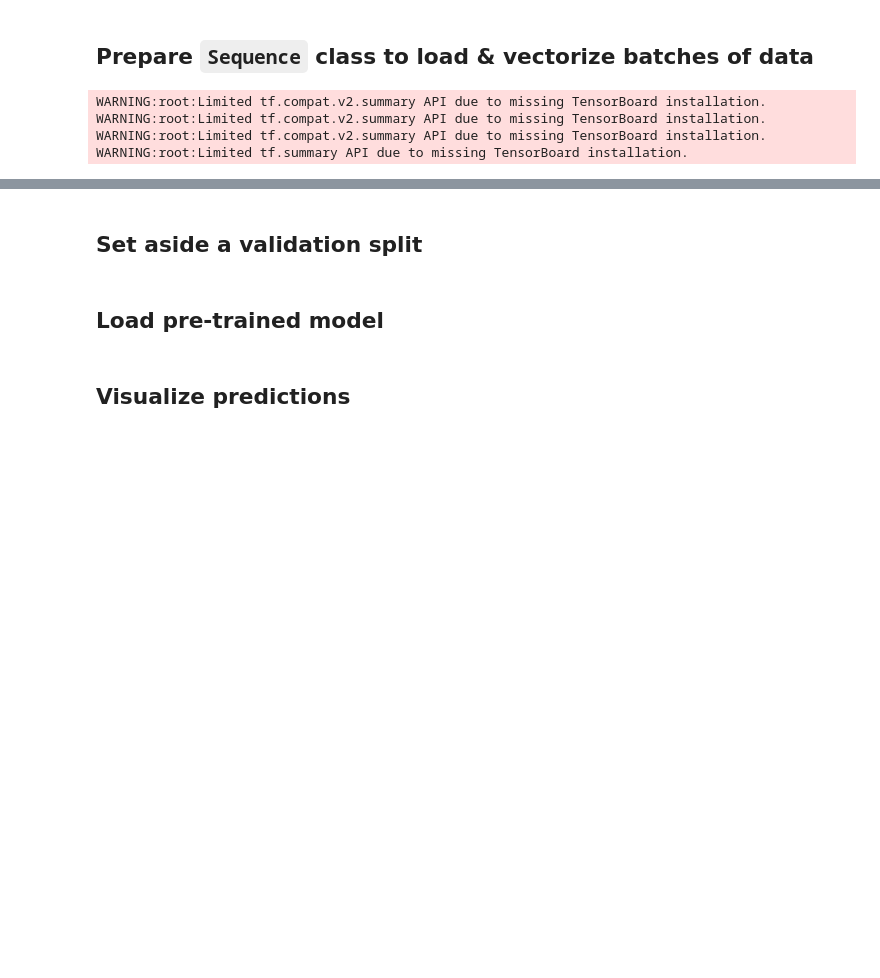
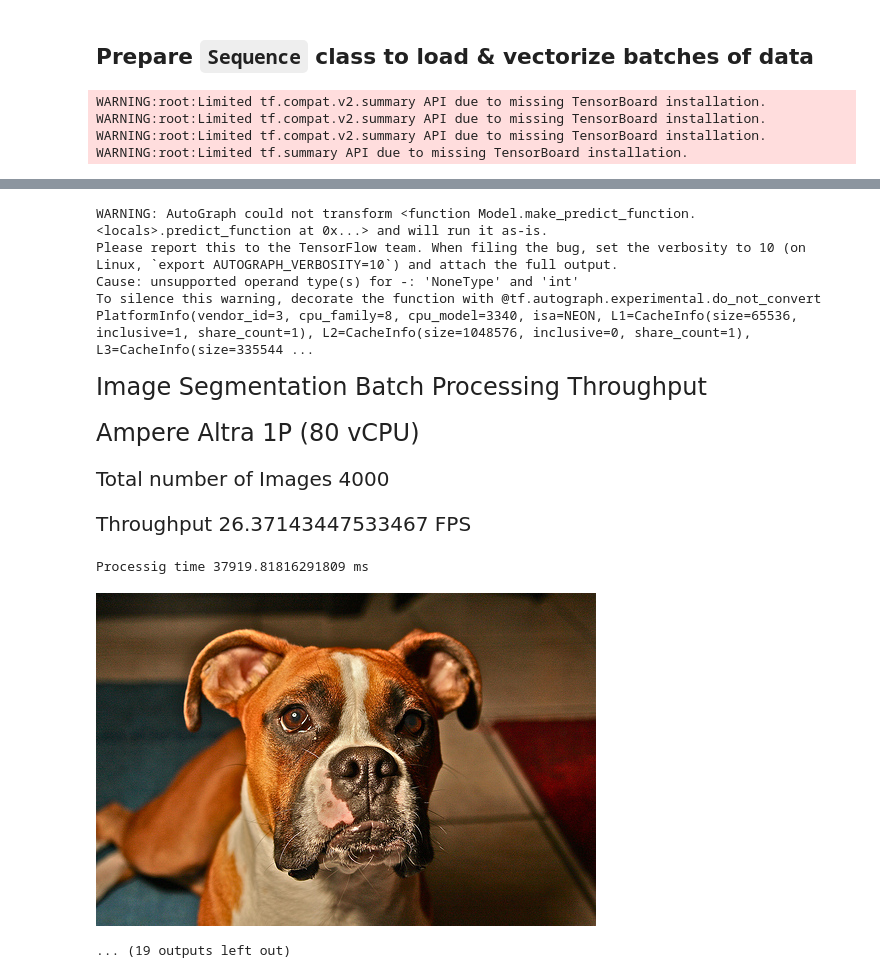
Before and after one commit to AmpereComputingAI/mldemos, a Jupyter notebook: image_segmentation/oxford_pets_image_segmentation_altra.ipynb, the cells around one changed output, grey strips where cells are left out. Cells and saved outputs as stored; diff of their text form; code cells hidden in the pictures; blank space fills up the shorter version.

```diff
--- a/image_segmentation/oxford_pets_image_segmentation_altra.ipynb
+++ b/image_segmentation/oxford_pets_image_segmentation_altra.ipynb
@@ -64,7 +57,7 @@ images/Abyssinian_107.jpg | annotations/trimaps/Abyssinian_107.png
 # %% [markdown]
 ## Prepare `Sequence` class to load & vectorize batches of data
 # %%
-from IPython.display import Image, display
+from IPython.display import Image, display, Markdown
 from tensorflow.keras.preprocessing.image import load_img
 import PIL
 from PIL import ImageOps
@@ -73,6 +66,9 @@ from tensorflow import keras
 import numpy as np
 from tensorflow.keras.preprocessing.image import load_img
 import tensorflow as tf
+
+def printmd(string):
+    display(Markdown(string))
 
 config = tf.compat.v1.ConfigProto(intra_op_parallelism_threads=32,  inter_op_parallelism_threads=1)
 session = tf.compat.v1.Session(config=config)
@@ -106,6 +102,57 @@ class OxfordPets(keras.utils.Sequence):
             # Ground truth labels are 1, 2, 3. Subtract one to make them 0, 1, 2:
             y[j] -= 1
         return x, y
+
+
+import random
+
+# Split our img paths into a training and a validation set
+val_samples = 4000
+#random.Random(1337).shuffle(input_img_paths)
+#random.Random(1337).shuffle(target_img_paths)
+val_input_img_paths = input_img_paths[-val_samples:]
+val_target_img_paths = target_img_paths[-val_samples:]
+
+# Instantiate data Sequences for each split
+val_gen = OxfordPets(batch_size, img_size, val_input_img_paths, val_target_img_paths)
+
+## Load pre-trained model
+
+model = keras.models.load_model('oxford_segmentation.h5')
+
+## Visualize predictions
+
+# Generate predictions for all images in the validation set
+import time
+
+val_gen = OxfordPets(batch_size, img_size, val_input_img_paths, val_target_img_paths)
+tf_model = tf.function(model)
+
+t1 = time.time()
+val_preds = model.predict(val_gen)
+t2 = time.time()
+
+printmd("<span style='font-size:18.0pt'> Image Segmentation Batch Processing Throughput </span>")
+printmd("<span style='font-size:18.0pt'> Ampere Altra 1P (80 vCPU) </span>")
+
+printmd("<span style='font-size:15.0pt'> Total number of Images {} </span>".format(len(val_input_img_paths)))
+printmd("<span style='font-size:15.0pt'> Throughput {} FPS </span>".format(1000 / (t2 - t1)))
+print("Processig time {} ms".format((t2 - t1) * 1000))
+
+
+def get_mask_image(i):
+    """Quick utility to display a model's prediction."""
+    mask = np.argmax(val_preds[i], axis=-1)
+    mask = np.expand_dims(mask, axis=-1)
+    img = PIL.ImageOps.autocontrast(keras.preprocessing.image.array_to_img(mask))
+    return img
+
+# Display the first 10 input images
+for i in range(0, 10):
+  orig_img = Image(filename=val_input_img_paths[i])
+  mask_img = get_mask_image(i)
+  display(orig_img)
+  display(mask_img)
 # %% [output]
 WARNING:root:Limited tf.compat.v2.summary API due to missing TensorBoard installation.
 WARNING:root:Limited tf.compat.v2.summary API due to missing TensorBoard installation.
@@ -116,2 +182,12 @@ WARNING:tensorflow:From /tmp/ipykernel_312645/2157098565.py:13: The name tf.kera
+WARNING: AutoGraph could not transform <function Model.make_predict_function.<locals>.predict_function at 0x...> and will run it as-is.
+Please report this to the TensorFlow team. When filing the bug, set the verbosity to 10 (on Linux, `export AUTOGRAPH_VERBOSITY=10`) and attach the full output.
+Cause: unsupported operand type(s) for -: 'NoneType' and 'int'
+To silence this warning, decorate the function with @tf.autograph.experimental.do_not_convert
+PlatformInfo(vendor_id=3, cpu_family=8, cpu_model=3340, isa=NEON, L1=CacheInfo(size=65536, inclusive=1, share_count=1), L2=CacheInfo(size=1048576, inclusive=0, share_count=1), L3=CacheInfo(size=335544 ...
+<span style='font-size:18.0pt'> Image Segmentation Batch Processing Throughput </span>
+<span style='font-size:18.0pt'> Ampere Altra 1P (80 vCPU) </span>
+<span style='font-size:15.0pt'> Total number of Images 4000 </span>
+<span style='font-size:15.0pt'> Throughput 26.37143447533467 FPS </span>
+Processig time 37919.81816291809 ms
+[figure, added]
+... (19 outputs left out)
-# %% [markdown]
-## Set aside a validation split
@@ -130,2 +193,0 @@ val_gen = OxfordPets(batch_size, img_size, val_input_img_paths, val_target_img_p
-# %% [markdown]
-## Load pre-trained model
@@ -134,2 +193,0 @@ model = keras.models.load_model('oxford_segmentation.h5')
-# %% [markdown]
-## Visualize predictions
```
Also changed, not shown: parts of 5 cells of this notebook.
